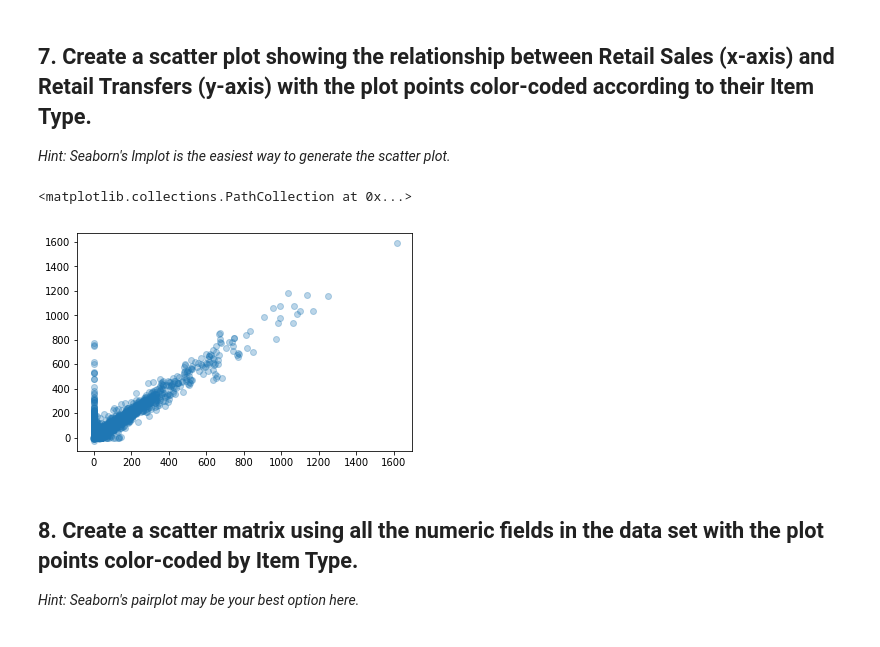
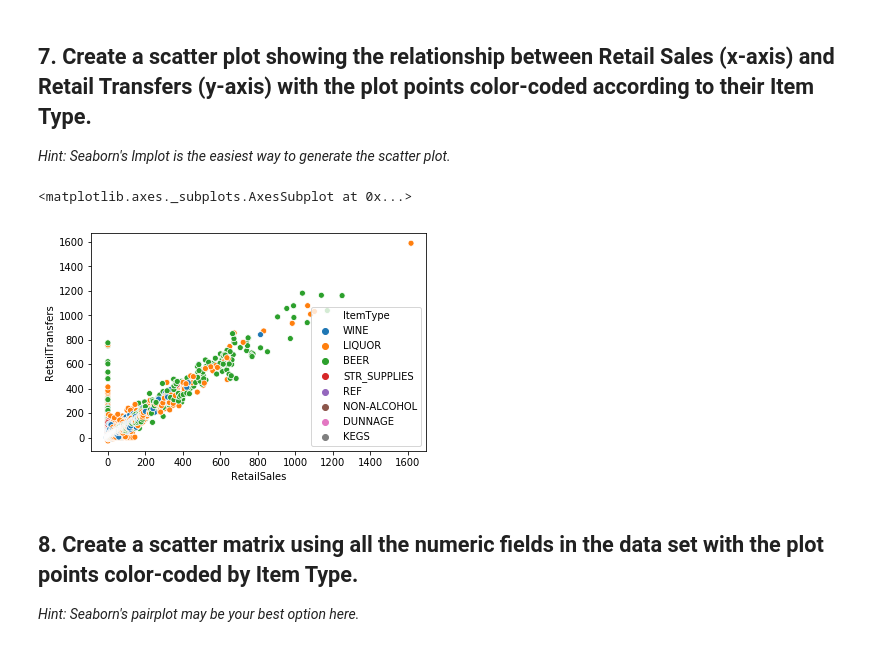
Before and after one commit to hector-moreno/datamad0119, a Jupyter notebook: module-2/lab-plotting-multiple-data-series/your-code/main.ipynb, the cells around one changed output. Saved outputs shown, nothing was run; the diff lists cells and outputs as text; code cells hidden in the pictures.

```diff
--- a/module-2/lab-plotting-multiple-data-series/your-code/main.ipynb
+++ b/module-2/lab-plotting-multiple-data-series/your-code/main.ipynb
@@ -79,10 +83,12 @@ retail_sum.plot.bar()
 
 *Hint: Seaborn's lmplot is the easiest way to generate the scatter plot.*
 # %%
-plt.scatter(data['RetailSales'], data['RetailTransfers'], alpha = 0.3)
+#plt.scatter(data['RetailSales'], data['RetailTransfers'], alpha = 0.3)
+
+sns.scatterplot(x='RetailSales', y='RetailTransfers', hue="ItemType", data= data)
 # %% [output]
-<matplotlib.collections.PathCollection at 0x...>
+<matplotlib.axes._subplots.AxesSubplot at 0x...>
-[figure, old version]
+[figure, new version]
 # %% [markdown]
 ## 8. Create a scatter matrix using all the numeric fields in the data set with the plot points color-coded by Item Type.
 
```
Also changed, not shown: parts of 5 cells of this notebook.
